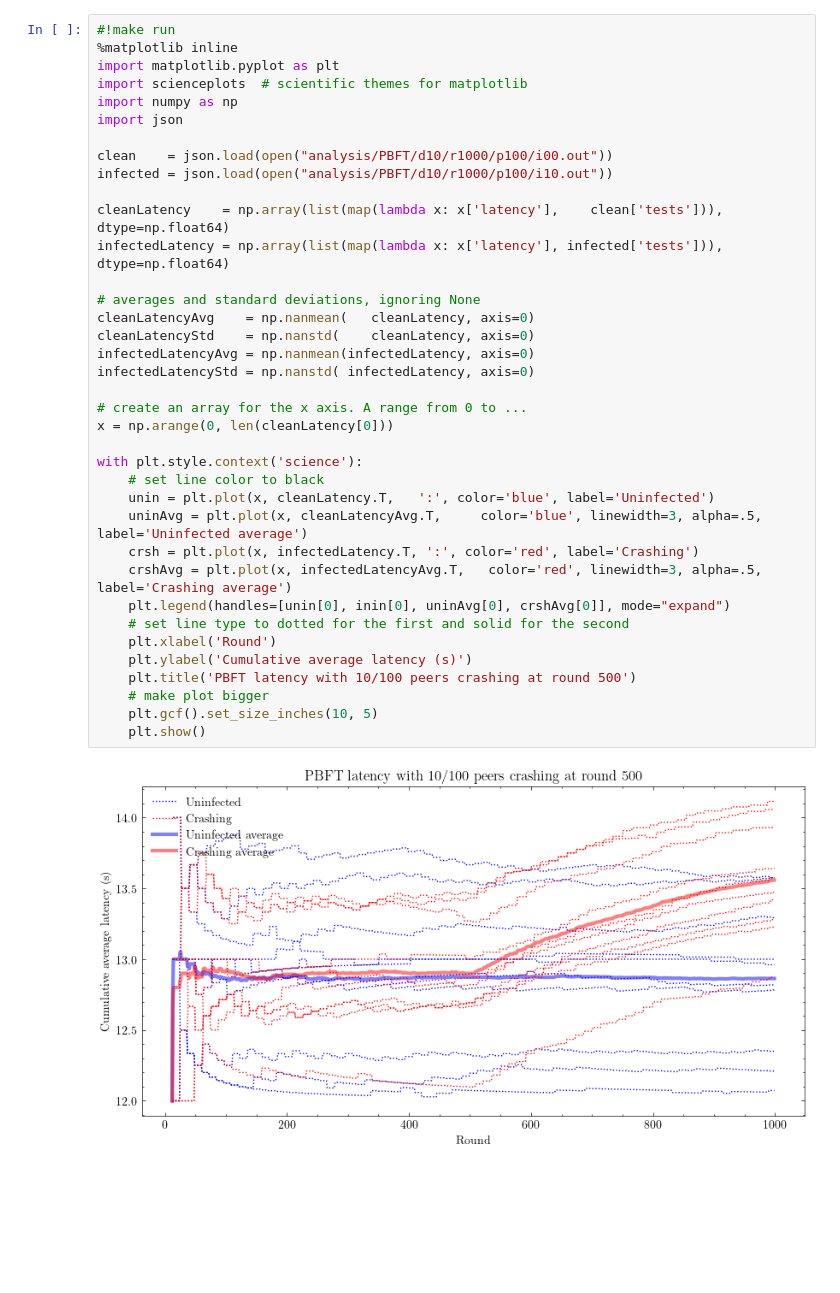
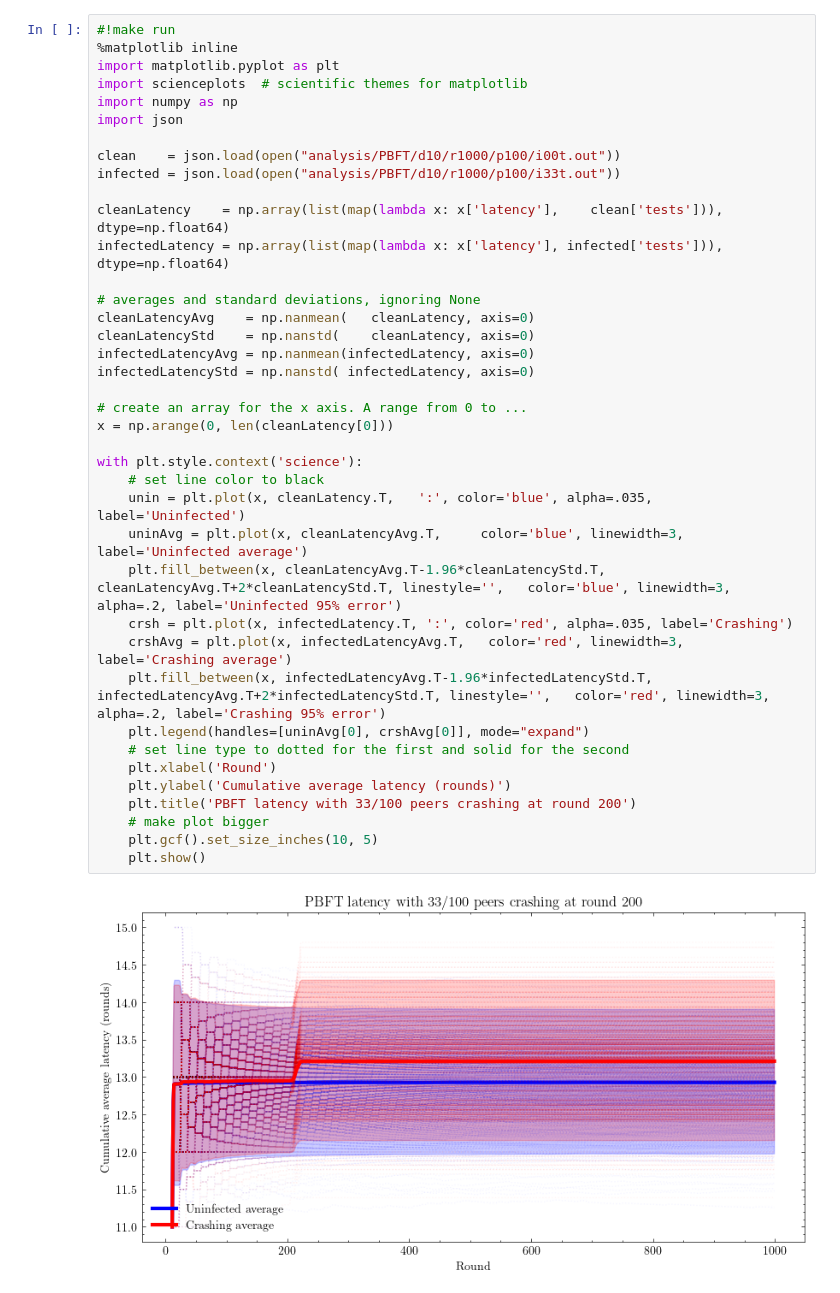
Before and after one commit to zaz/Quantas, a Jupyter notebook: analyze.ipynb, the cells around one changed output. Saved outputs shown, nothing was run; the diff lists cells and outputs as text; blank space fills up the shorter version.

```diff
--- a/analyze.ipynb
+++ b/analyze.ipynb
@@ -1,39 +1,41 @@
 # %%
 #!make run
 %matplotlib inline
 import matplotlib.pyplot as plt
 import scienceplots  # scientific themes for matplotlib
 import numpy as np
 import json
 
-clean    = json.load(open("analysis/PBFT/d10/r1000/p100/i00.out"))
-infected = json.load(open("analysis/PBFT/d10/r1000/p100/i10.out"))
+clean    = json.load(open("analysis/PBFT/d10/r1000/p100/i00t.out"))
+infected = json.load(open("analysis/PBFT/d10/r1000/p100/i33t.out"))
 
 cleanLatency    = np.array(list(map(lambda x: x['latency'],    clean['tests'])), dtype=np.float64)
 infectedLatency = np.array(list(map(lambda x: x['latency'], infected['tests'])), dtype=np.float64)
 
 # averages and standard deviations, ignoring None
 cleanLatencyAvg    = np.nanmean(   cleanLatency, axis=0)
 cleanLatencyStd    = np.nanstd(    cleanLatency, axis=0)
 infectedLatencyAvg = np.nanmean(infectedLatency, axis=0)
 infectedLatencyStd = np.nanstd( infectedLatency, axis=0)
 
 # create an array for the x axis. A range from 0 to ...
 x = np.arange(0, len(cleanLatency[0]))
 
 with plt.style.context('science'):
     # set line color to black
-    unin = plt.plot(x, cleanLatency.T,   ':', color='blue', label='Uninfected')
-    uninAvg = plt.plot(x, cleanLatencyAvg.T,     color='blue', linewidth=3, alpha=.5, label='Uninfected average')
-    crsh = plt.plot(x, infectedLatency.T, ':', color='red', label='Crashing')
-    crshAvg = plt.plot(x, infectedLatencyAvg.T,   color='red', linewidth=3, alpha=.5, label='Crashing average')
-    plt.legend(handles=[unin[0], inin[0], uninAvg[0], crshAvg[0]], mode="expand")
+    unin = plt.plot(x, cleanLatency.T,   ':', color='blue', alpha=.035, label='Uninfected')
+    uninAvg = plt.plot(x, cleanLatencyAvg.T,     color='blue', linewidth=3, label='Uninfected average')
+    plt.fill_between(x, cleanLatencyAvg.T-1.96*cleanLatencyStd.T, cleanLatencyAvg.T+2*cleanLatencyStd.T, linestyle='',   color='blue', linewidth=3, alpha=.2, label='Uninfected 95% error')
+    crsh = plt.plot(x, infectedLatency.T, ':', color='red', alpha=.035, label='Crashing')
+    crshAvg = plt.plot(x, infectedLatencyAvg.T,   color='red', linewidth=3, label='Crashing average')
+    plt.fill_between(x, infectedLatencyAvg.T-1.96*infectedLatencyStd.T, infectedLatencyAvg.T+2*infectedLatencyStd.T, linestyle='',   color='red', linewidth=3, alpha=.2, label='Crashing 95% error')
+    plt.legend(handles=[uninAvg[0], crshAvg[0]], mode="expand")
     # set line type to dotted for the first and solid for the second
     plt.xlabel('Round')
-    plt.ylabel('Cumulative average latency (s)')
-    plt.title('PBFT latency with 10/100 peers crashing at round 500')
+    plt.ylabel('Cumulative average latency (rounds)')
+    plt.title('PBFT latency with 33/100 peers crashing at round 200')
     # make plot bigger
     plt.gcf().set_size_inches(10, 5)
     plt.show()
 # %% [output]
-[figure, old version]
+[figure, new version]
```
Also changed, not shown: 1 other file.
